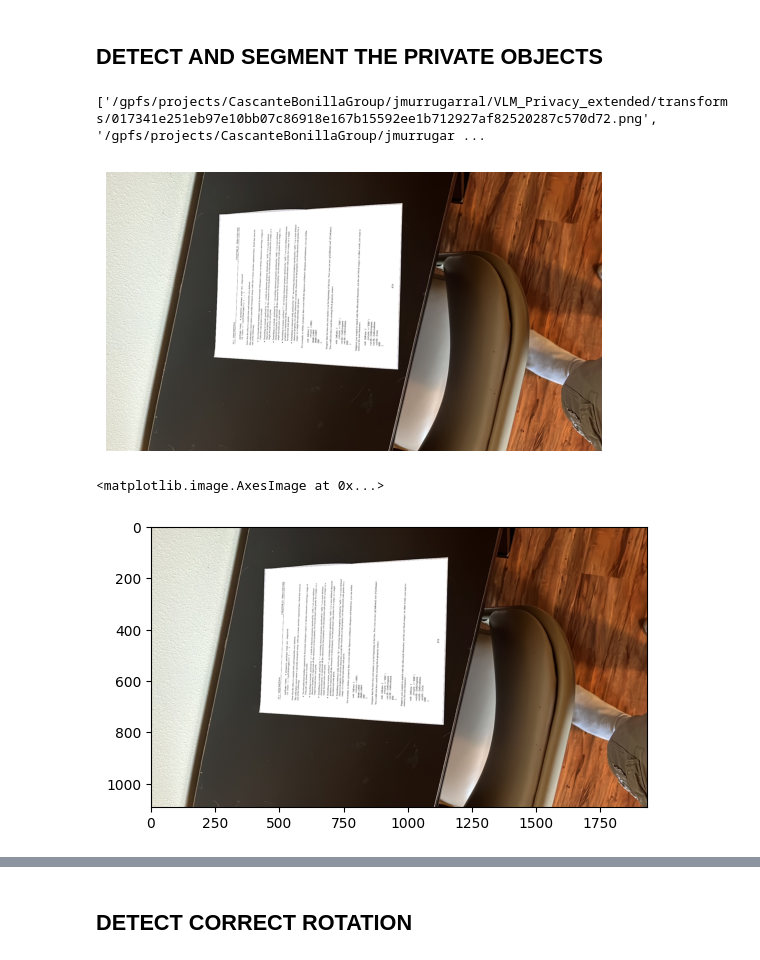
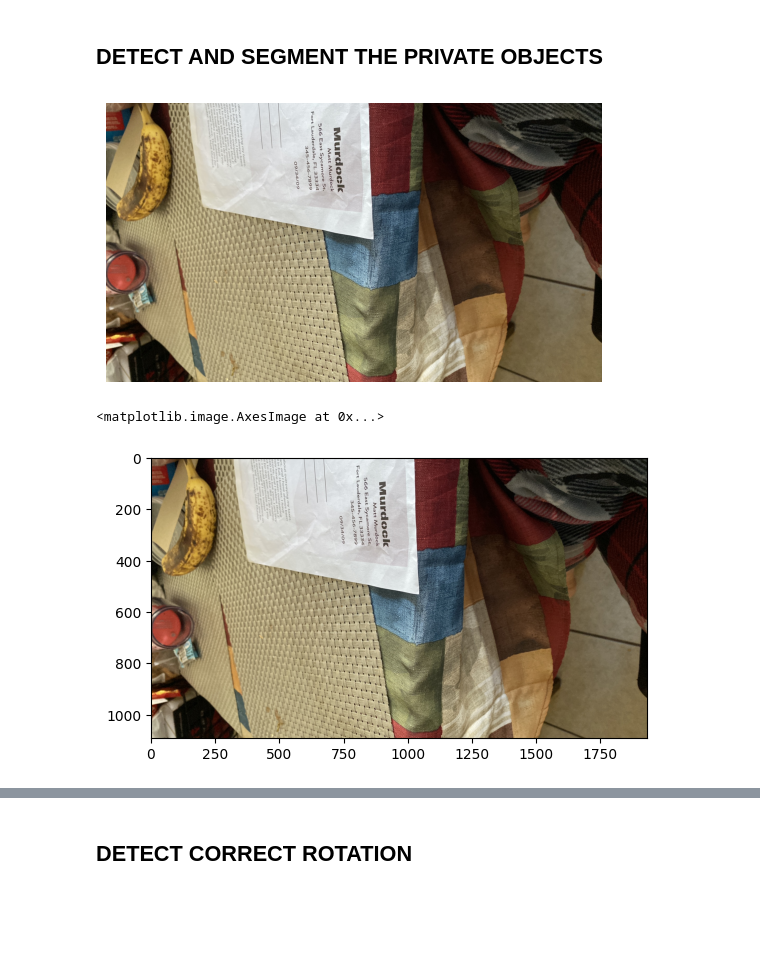
Before and after one commit to Artcs1/VLM-Privacy, a Jupyter notebook: demo.ipynb, the cells around one changed output, grey strips where cells are left out. Drawn from its saved outputs; the diff is of its cells as text; code cells hidden in the pictures; blank space fills up the shorter version.

```diff
--- a/demo.ipynb
+++ b/demo.ipynb
@@ -170,35 +167,23 @@ which: no ccache in (/cm/shared/apps/slurm/current/sbin:/cm/shared/apps/slurm/cu
 # %% [markdown]
 ## DETECT AND SEGMENT THE PRIVATE OBJECTS
-# %%
-import glob
-
-path = "/gpfs/projects/CascanteBonillaGroup/jmurrugarral/VLM_Privacy_extended/transforms" # DATASET PATH
-#path = "/gpfs/projects/CascanteBonillaGroup/datasets/BIV-Priv_Image/support_images" # DATASET PATH
-
-folder_path = path
-files = glob.glob(folder_path + "/*")
-
-print(files)
-# %% [output]
-['/gpfs/projects/CascanteBonillaGroup/jmurrugarral/VLM_Privacy_extended/transforms/017341e251eb97e10bb07c86918e167b15592ee1b712927af82520287c570d72.png', '/gpfs/projects/CascanteBonillaGroup/jmurrugar ...
 # %%
-image_path = files[0]
+image_path = 'image_demo.jpg'
 
-test_i = Image.open(image_path )
+test_i = Image.open(image_path)
 
 # Display the image using matplotlib
 plt.imshow(test_i)
 plt.axis('off')  # Hide axes
 plt.show()
 # %% [output]
-[figure, old version]
+[figure, new version]
 # %%
 response, pil_image = qwen.call_vlm(image_path, "Locate paper document or debit card in the image, and output in JSON format.", temperature = 1, top_p=0.8)
 # %%
 plt.imshow(pil_image) # SAMPLE IMAGE
 # %% [output]
 <matplotlib.image.AxesImage at 0x...>
-[figure, old version]
+[figure, new version]
 # %%
 bbox_orig = qwen.extract_bbox(response)
 cropped_image = qwen.crop_image(image_path, bbox_orig)
```
Also changed, not shown: parts of 13 cells of this notebook, 1 other file.
